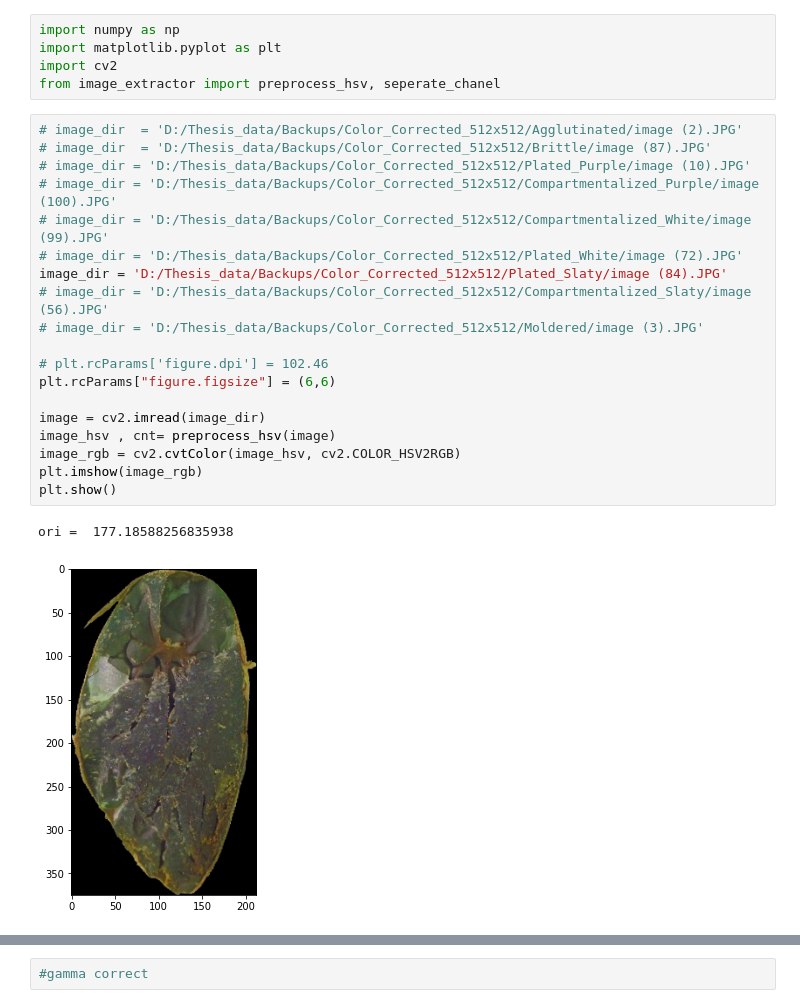
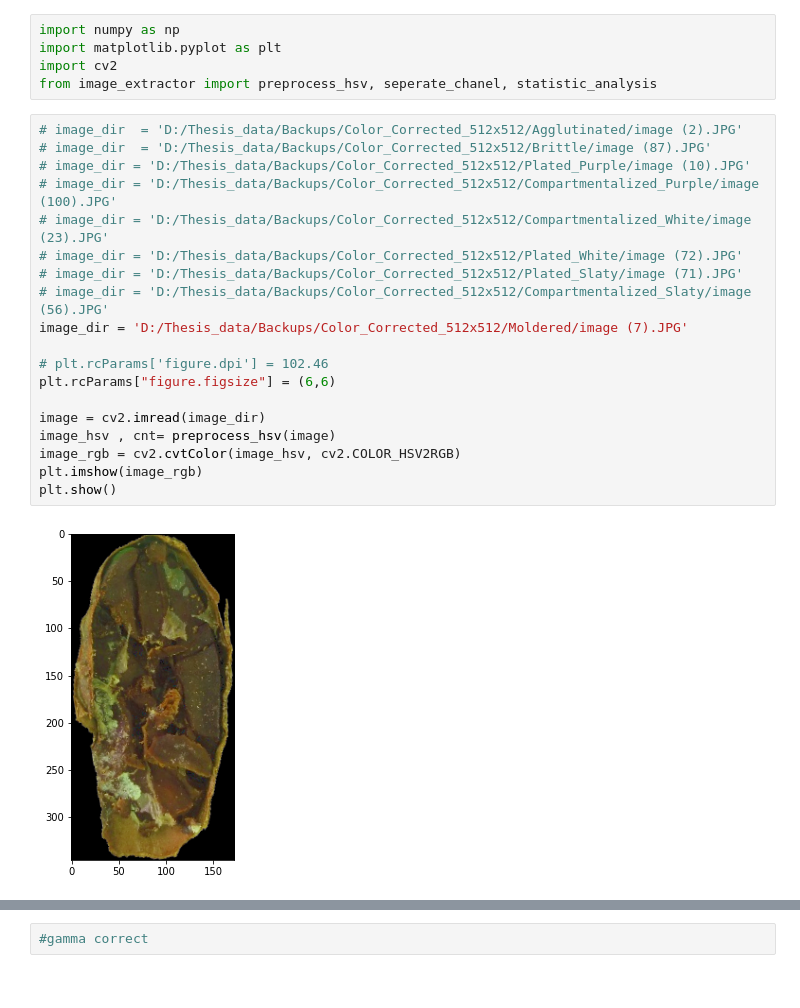
Before and after one commit to quanglochuynh/thesis2022, a Jupyter notebook: The_new_thesis_approach/moldered_test.ipynb, the cells around one changed output, grey strips where cells are left out. Cells and saved outputs as stored; diff of their text form.

```diff
--- a/The_new_thesis_approach/moldered_test.ipynb
+++ b/The_new_thesis_approach/moldered_test.ipynb
@@ -2,29 +2,28 @@
 import numpy as np
 import matplotlib.pyplot as plt
 import cv2
-from image_extractor import preprocess_hsv, seperate_chanel
+from image_extractor import preprocess_hsv, seperate_chanel, statistic_analysis
 # %%
 # image_dir  = 'D:/Thesis_data/Backups/Color_Corrected_512x512/Agglutinated/image (2).JPG'
 # image_dir  = 'D:/Thesis_data/Backups/Color_Corrected_512x512/Brittle/image (87).JPG'
 # image_dir = 'D:/Thesis_data/Backups/Color_Corrected_512x512/Plated_Purple/image (10).JPG'
 # image_dir = 'D:/Thesis_data/Backups/Color_Corrected_512x512/Compartmentalized_Purple/image (100).JPG'
-# image_dir = 'D:/Thesis_data/Backups/Color_Corrected_512x512/Compartmentalized_White/image (99).JPG'
+# image_dir = 'D:/Thesis_data/Backups/Color_Corrected_512x512/Compartmentalized_White/image (23).JPG'
 # image_dir = 'D:/Thesis_data/Backups/Color_Corrected_512x512/Plated_White/image (72).JPG'
-image_dir = 'D:/Thesis_data/Backups/Color_Corrected_512x512/Plated_Slaty/image (84).JPG'
+# image_dir = 'D:/Thesis_data/Backups/Color_Corrected_512x512/Plated_Slaty/image (71).JPG'
 # image_dir = 'D:/Thesis_data/Backups/Color_Corrected_512x512/Compartmentalized_Slaty/image (56).JPG'
-# image_dir = 'D:/Thesis_data/Backups/Color_Corrected_512x512/Moldered/image (3).JPG'
+image_dir = 'D:/Thesis_data/Backups/Color_Corrected_512x512/Moldered/image (7).JPG'
 
 # plt.rcParams['figure.dpi'] = 102.46
 plt.rcParams["figure.figsize"] = (6,6)
 
 image = cv2.imread(image_dir)
 image_hsv , cnt= preprocess_hsv(image)
 image_rgb = cv2.cvtColor(image_hsv, cv2.COLOR_HSV2RGB)
 plt.imshow(image_rgb)
 plt.show()
 # %% [output]
-ori =  177.18588256835938
-[figure, old version]
+[figure, new version]
 # %%
 # h,s,v = cv2.split(image_hsv)
 plt.rcParams["figure.figsize"] = (10,6)
```
Also changed, not shown: parts of 9 cells of this notebook, 3 other files.
